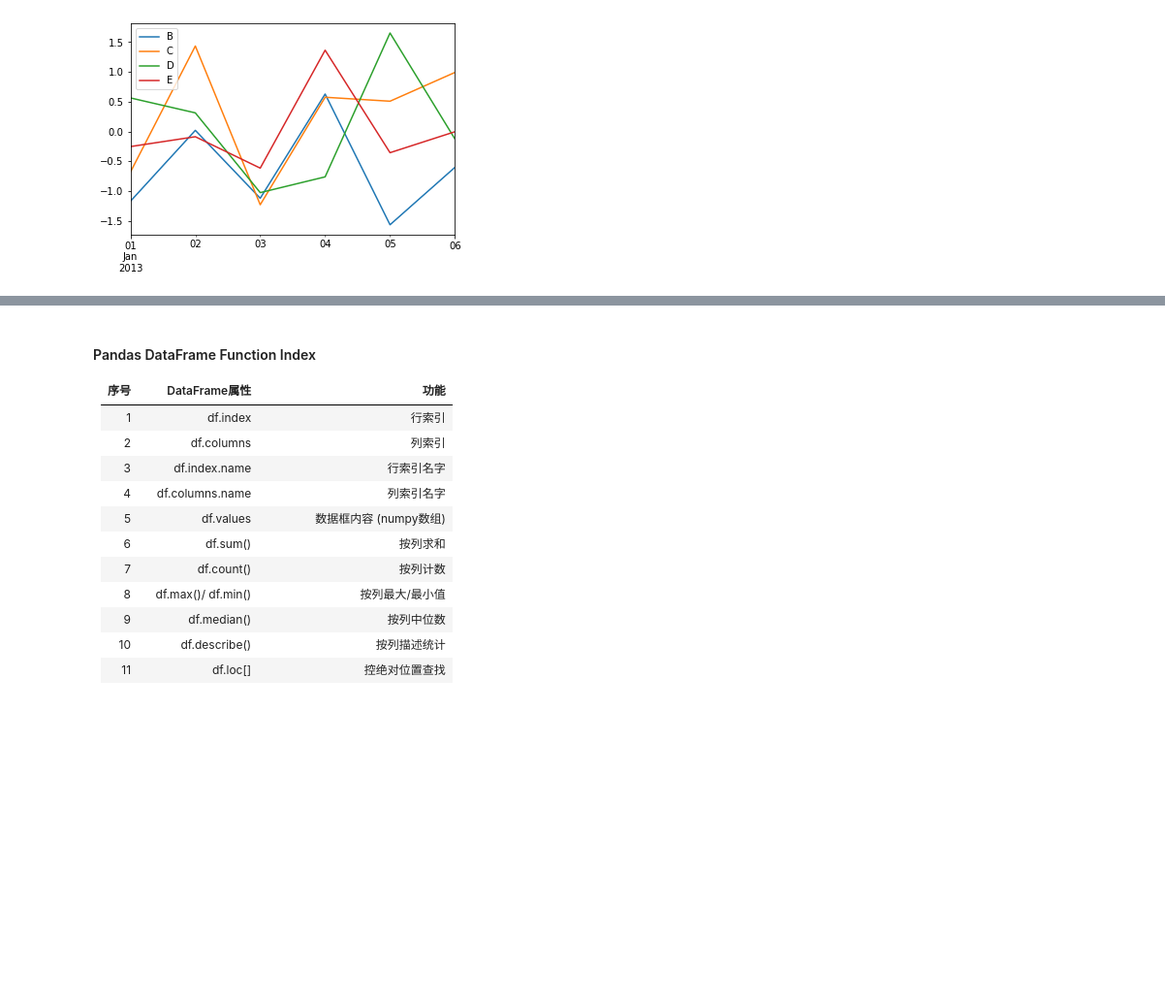
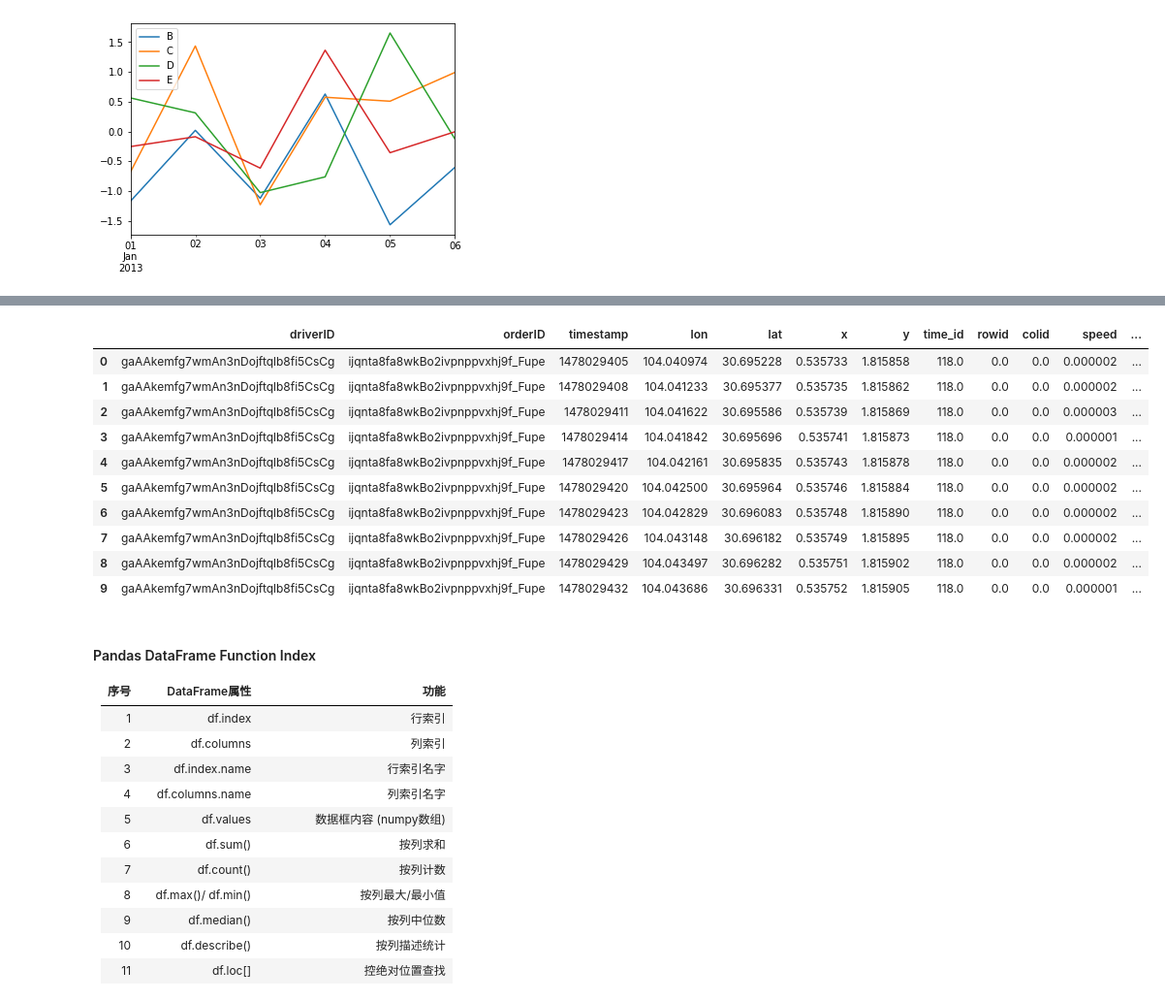
Before and after one commit to Maizehsu/PRP-2021-Summer, a Jupyter notebook: Code_xm/pandas_intro.ipynb, the cells around one changed output, grey strips where cells are left out. Shown: that part at 97% size. Saved outputs shown, nothing was run; the diff lists cells and outputs as text; code cells hidden in the pictures; blank space fills up the shorter version.

```diff
--- a/Code_xm/pandas_intro.ipynb
+++ b/Code_xm/pandas_intro.ipynb
@@ -178,3 +174,18 @@ ValueError: The truth value of a Series is ambiguous. Use a.empty, a.bool(), a.i
+# %%
+dt = pd.read_csv("../Code_lc/特征提取/1_feature_analysisA-速度加速度计算-1101.csv")
+dt.head(10)
+# %% [output]
+|  | driverID | orderID | timestamp | lon | lat | x | y | time_id | rowid | colid | speed | ... |
+| 0 | gaAAkemfg7wmAn3nDojftqlb8fi5CsCg | ijqnta8fa8wkBo2ivpnppvxhj9f_Fupe | 1478029405 | 104.040974 | 30.695228 | 0.535733 | 1.815858 | 118.0 | 0.0 | 0.0 | 0.000002 | ... |
+| 1 | gaAAkemfg7wmAn3nDojftqlb8fi5CsCg | ijqnta8fa8wkBo2ivpnppvxhj9f_Fupe | 1478029408 | 104.041233 | 30.695377 | 0.535735 | 1.815862 | 118.0 | 0.0 | 0.0 | 0.000002 | ... |
+| 2 | gaAAkemfg7wmAn3nDojftqlb8fi5CsCg | ijqnta8fa8wkBo2ivpnppvxhj9f_Fupe | 1478029411 | 104.041622 | 30.695586 | 0.535739 | 1.815869 | 118.0 | 0.0 | 0.0 | 0.000003 | ... |
+| 3 | gaAAkemfg7wmAn3nDojftqlb8fi5CsCg | ijqnta8fa8wkBo2ivpnppvxhj9f_Fupe | 1478029414 | 104.041842 | 30.695696 | 0.535741 | 1.815873 | 118.0 | 0.0 | 0.0 | 0.000001 | ... |
+| 4 | gaAAkemfg7wmAn3nDojftqlb8fi5CsCg | ijqnta8fa8wkBo2ivpnppvxhj9f_Fupe | 1478029417 | 104.042161 | 30.695835 | 0.535743 | 1.815878 | 118.0 | 0.0 | 0.0 | 0.000002 | ... |
+| 5 | gaAAkemfg7wmAn3nDojftqlb8fi5CsCg | ijqnta8fa8wkBo2ivpnppvxhj9f_Fupe | 1478029420 | 104.042500 | 30.695964 | 0.535746 | 1.815884 | 118.0 | 0.0 | 0.0 | 0.000002 | ... |
+| 6 | gaAAkemfg7wmAn3nDojftqlb8fi5CsCg | ijqnta8fa8wkBo2ivpnppvxhj9f_Fupe | 1478029423 | 104.042829 | 30.696083 | 0.535748 | 1.815890 | 118.0 | 0.0 | 0.0 | 0.000002 | ... |
+| 7 | gaAAkemfg7wmAn3nDojftqlb8fi5CsCg | ijqnta8fa8wkBo2ivpnppvxhj9f_Fupe | 1478029426 | 104.043148 | 30.696182 | 0.535749 | 1.815895 | 118.0 | 0.0 | 0.0 | 0.000002 | ... |
+| 8 | gaAAkemfg7wmAn3nDojftqlb8fi5CsCg | ijqnta8fa8wkBo2ivpnppvxhj9f_Fupe | 1478029429 | 104.043497 | 30.696282 | 0.535751 | 1.815902 | 118.0 | 0.0 | 0.0 | 0.000002 | ... |
+| 9 | gaAAkemfg7wmAn3nDojftqlb8fi5CsCg | ijqnta8fa8wkBo2ivpnppvxhj9f_Fupe | 1478029432 | 104.043686 | 30.696331 | 0.535752 | 1.815905 | 118.0 | 0.0 | 0.0 | 0.000001 | ... |
 # %% [markdown]
 #### Pandas DataFrame Function Index
 | 序号 | DataFrame属性 | 功能 |
```
Also changed, not shown: parts of 3 cells of this notebook, 4 other files.
